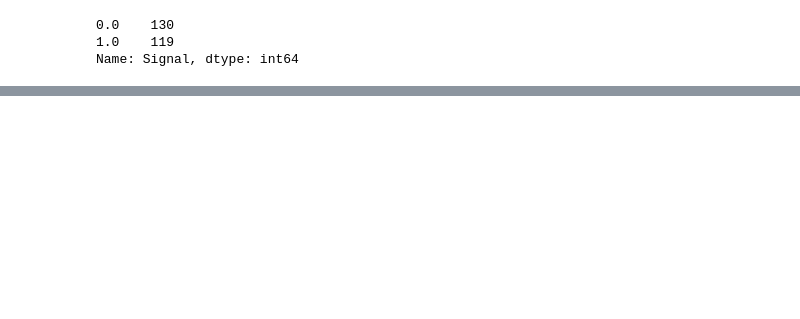
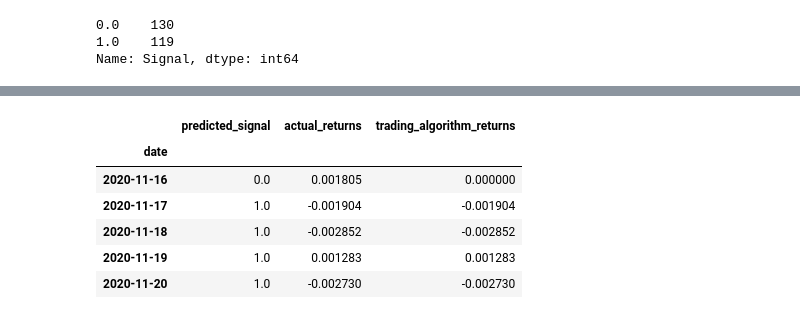
Before and after one commit to stk714/SocialMediaBets, a Jupyter notebook: Social_Sentiment_AAPL.ipynb, the cells around one changed output, grey strips where cells are left out. Saved outputs shown, nothing was run; the diff lists cells and outputs as text; code cells hidden in the pictures; blank space fills up the shorter version.

```diff
--- a/Social_Sentiment_AAPL.ipynb
+++ b/Social_Sentiment_AAPL.ipynb
@@ -566,0 +584,15 @@ weighted avg       0.53      0.51      0.39       187
+# %%
+# Create a new empty predictions DataFrame using code provided below.
+predictions_df = pd.DataFrame(index=X_test.index)
+predictions_df["predicted_signal"] = testing_signal_predictions
+predictions_df["actual_returns"] = aapl_df["Portfolio Daily Returns"]
+predictions_df["trading_algorithm_returns"] = predictions_df["actual_returns"] * predictions_df["predicted_signal"]
+predictions_df.head()
+# %% [output]
+|  | predicted_signal | actual_returns | trading_algorithm_returns |
+| date |  |  |  |
+| 2020-11-16 | 0.0 | 0.001805 | 0.000000 |
+| 2020-11-17 | 1.0 | -0.001904 | -0.001904 |
+| 2020-11-18 | 1.0 | -0.002852 | -0.002852 |
+| 2020-11-19 | 1.0 | 0.001283 | 0.001283 |
+| 2020-11-20 | 1.0 | -0.002730 | -0.002730 |
```
Also changed, not shown: parts of 32 cells of this notebook, 2 other files.
